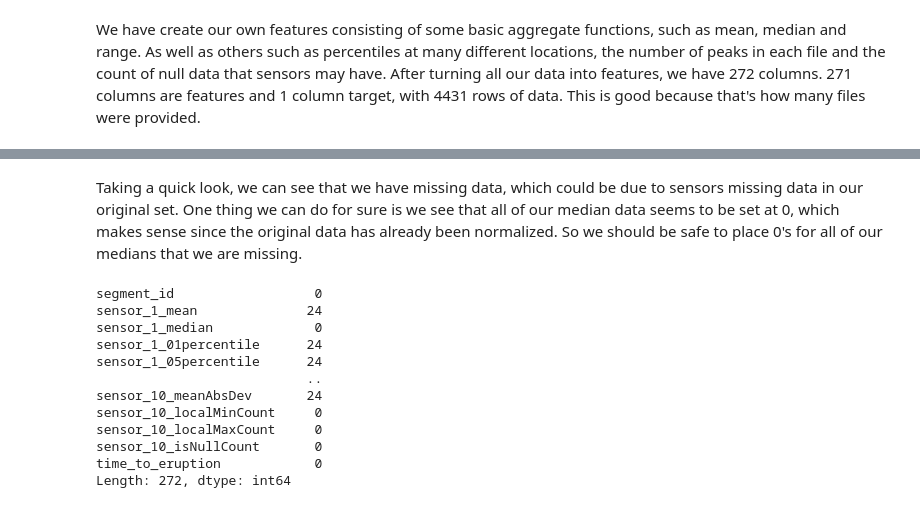
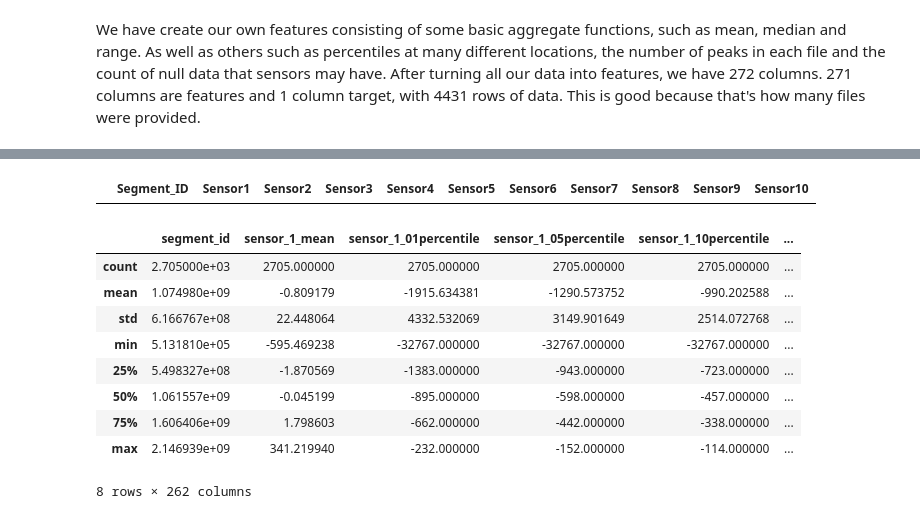
Before and after one commit to gavinsadecki/Capstone-3, a Jupyter notebook: Step 2 - Data Wrangling/Untitled.ipynb, the cells around one changed output, grey strips where cells are left out. Drawn from its saved outputs; the diff is of its cells as text; code cells hidden in the pictures.

```diff
--- a/Step 2 - Data Wrangling/Untitled.ipynb
+++ b/Step 2 - Data Wrangling/Untitled.ipynb
@@ -158,21 +161,19 @@ Length: 272, dtype: int64
-# %% [markdown]
-Taking a quick look, we can see that we have missing data, which could be due to sensors missing data in our original set. One thing we can do for sure is we see that all of our median data seems to be set at 0, which makes sense since the original data has already been normalized. So we should be safe to place 0's for all of our medians that we are missing.
-# %%
-for i in data.columns :
-    if i.split('_').count('median') :
-        data[i].fillna(0, inplace = True)
-
-print(data.isna().sum())
-# %% [output]
-segment_id                  0
-sensor_1_mean              24
-sensor_1_median             0
-sensor_1_01percentile      24
-sensor_1_05percentile      24
-                           ..
-sensor_10_meanAbsDev       24
-sensor_10_localMinCount     0
-sensor_10_localMaxCount     0
-sensor_10_isNullCount       0
-time_to_eruption            0
-Length: 272, dtype: int64
+# %%
+filterDF = ((missingDataSum['Sensor1'] < 60001) & (missingDataSum['Sensor1'] > 0)) | ((missingDataSum['Sensor2'] < 60001) & (missingDataSum['Sensor2'] > 0)) | ((missingDataSum['Sensor3'] < 60001) & (missingDataSum['Sensor3'] > 0)) | ((missingDataSum['Sensor4'] < 60001) & (missingDataSum['Sensor4'] > 0)) | ((missingDataSum['Sensor5'] < 60001) & (missingDataSum['Sensor5'] > 0)) | ((missingDataSum['Sensor6'] < 60001) & (missingDataSum['Sensor6'] > 0)) | ((missingDataSum['Sensor7'] < 60001) & (missingDataSum['Sensor7'] > 0)) | ((missingDataSum['Sensor8'] < 60001) & (missingDataSum['Sensor8'] > 0)) | ((missingDataSum['Sensor9'] < 60001) & (missingDataSum['Sensor9'] > 0)) | ((missingDataSum['Sensor10'] < 60001) & (missingDataSum['Sensor10'] > 0))
+missingDataSum[filterDF].head()
+# %% [output]
+|  | Segment_ID | Sensor1 | Sensor2 | Sensor3 | Sensor4 | Sensor5 | Sensor6 | Sensor7 | Sensor8 | Sensor9 | Sensor10 |
+# %%
+droppedData = data.dropna(how = 'any', axis = 0)
+droppedData.describe()
+# %% [output]
+|  | segment_id | sensor_1_mean | sensor_1_01percentile | sensor_1_05percentile | sensor_1_10percentile | ... |
+| count | 2.705000e+03 | 2705.000000 | 2705.000000 | 2705.000000 | 2705.000000 | ... |
+| mean | 1.074980e+09 | -0.809179 | -1915.634381 | -1290.573752 | -990.202588 | ... |
+| std | 6.166767e+08 | 22.448064 | 4332.532069 | 3149.901649 | 2514.072768 | ... |
+| min | 5.131810e+05 | -595.469238 | -32767.000000 | -32767.000000 | -32767.000000 | ... |
+| 25% | 5.498327e+08 | -1.870569 | -1383.000000 | -943.000000 | -723.000000 | ... |
+| 50% | 1.061557e+09 | -0.045199 | -895.000000 | -598.000000 | -457.000000 | ... |
+| 75% | 1.606406e+09 | 1.798603 | -662.000000 | -442.000000 | -338.000000 | ... |
+| max | 2.146939e+09 | 341.219940 | -232.000000 | -152.000000 | -114.000000 | ... |
+8 rows × 262 columns
```
Also changed, not shown: parts of 5 cells of this notebook, 3 other files.
